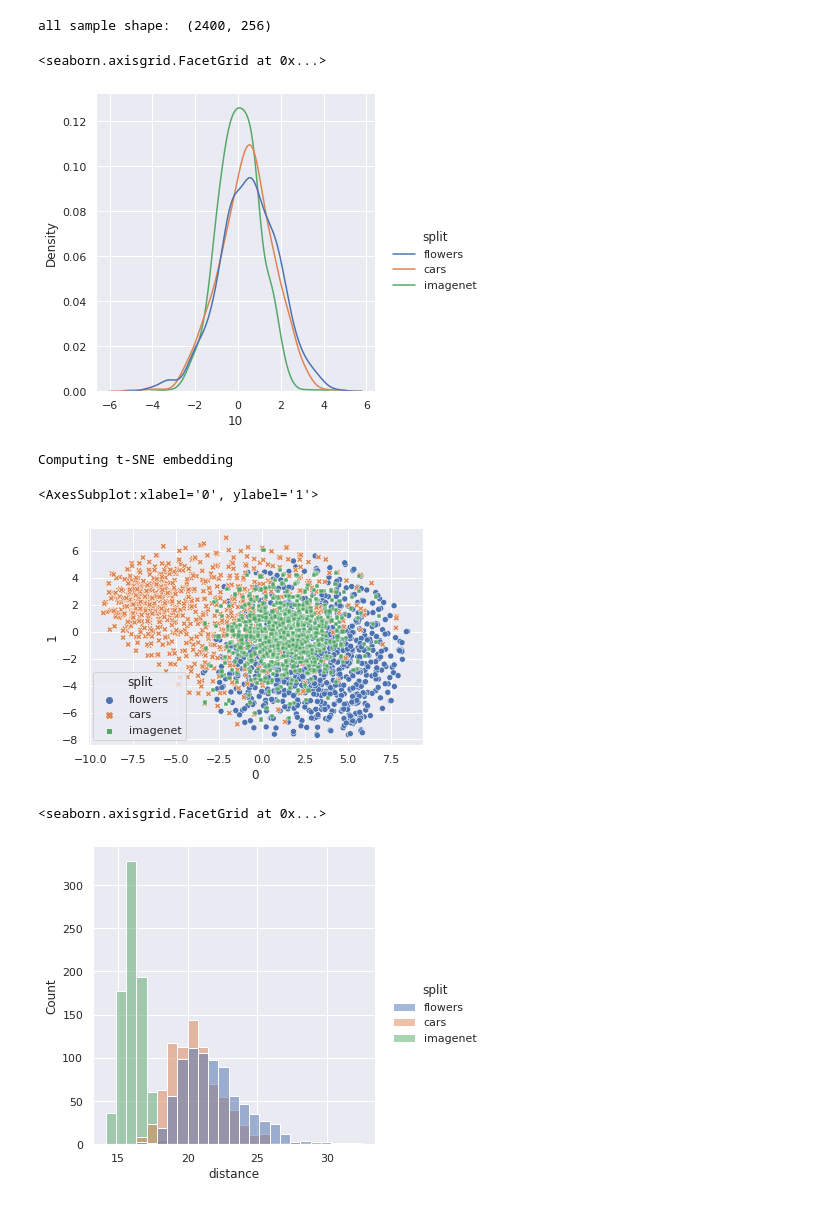
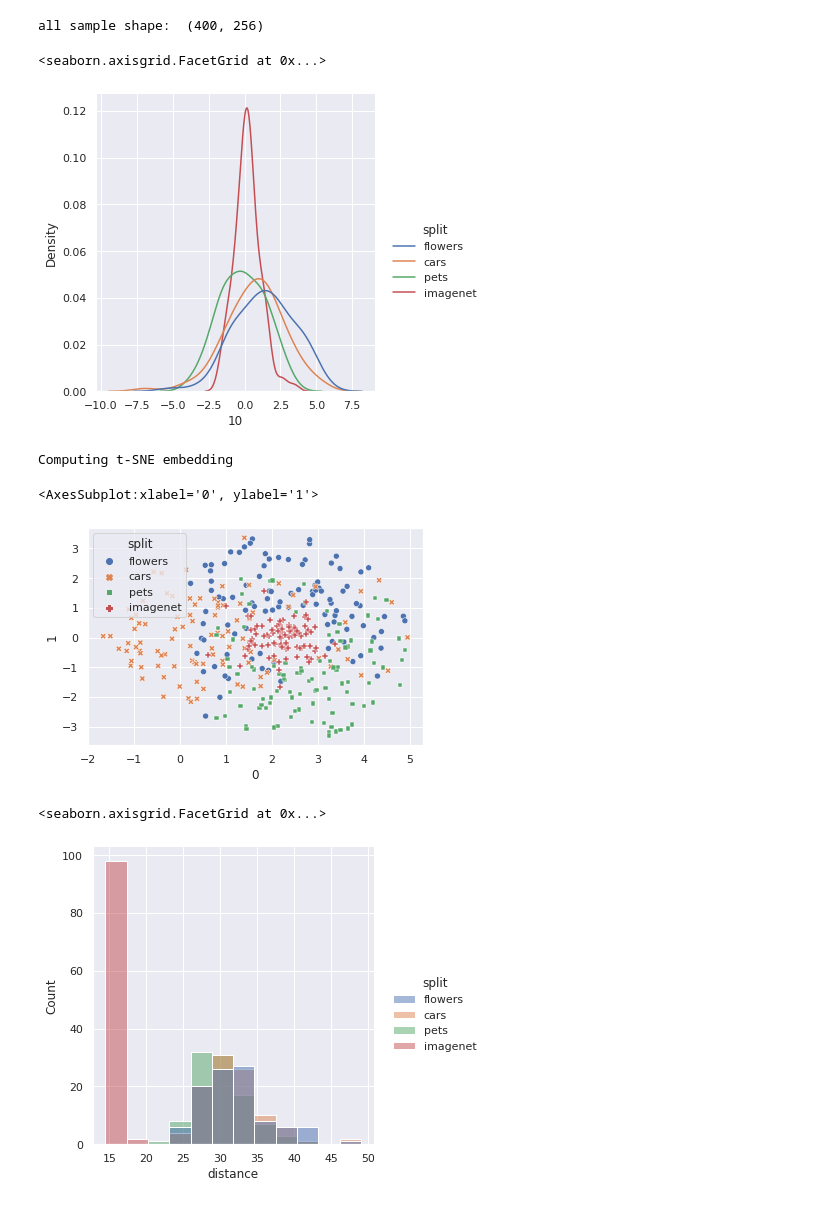
Before and after one commit to zezeze97/Transfer-Pretrained-Gan, a Jupyter notebook: explore_distribution.ipynb, the cells around one changed output. Drawn from its saved outputs; the diff is of its cells as text; code cells hidden in the pictures.

```diff
--- a/explore_distribution.ipynb
+++ b/explore_distribution.ipynb
@@ -23,14 +23,16 @@ def load_latentvecs(latentvec_dir, num):
     np.random.shuffle(latent_vecs)
     return latent_vecs[total_num-num:,:]
 # %%
-flowers_latentvec_dir = 'output/vec2img/flowers_sub1000_256dim_special_init_fix/latentvecs/'
-cars_latentvec_dir = 'output/vec2img/cars_sub1000_256dim_special_init_fix/latentvecs/'
-num = 800
+flowers_latentvec_dir = 'output/vec2img/flowers_256dim_special_init_fix/latentvecs/'
+cars_latentvec_dir = 'output/vec2img/cars_256dim_special_init_fix/latentvecs/'
+pets_latentvec_dir = 'output/vec2img/pets_256dim_special_init_fix/latentvecs/'
+num = 100
 samples_flowers = load_latentvecs(flowers_latentvec_dir, num)
 sample_cars = load_latentvecs(cars_latentvec_dir, num)
+sample_pets = load_latentvecs(pets_latentvec_dir, num)
 zdist = get_zdist('gauss', 256, device='cpu')
 samples_normal = zdist.sample((num,)).numpy()
-all_samples = np.concatenate((samples_flowers, sample_cars, samples_normal),axis=0)
+all_samples = np.concatenate((samples_flowers, sample_cars, sample_pets, samples_normal),axis=0)
 print('all sample shape: ', all_samples.shape)
 
 all_samples_df = pd.DataFrame(all_samples)
@@ -40,16 +42,19 @@ for i in range(num):
     split_value.append('cars')
 
 for i in range(num):
+    split_value.append('pets')
+
+for i in range(num):
     split_value.append('imagenet')
 
 all_samples_df.insert(loc=0, column='split', value=split_value)
 # %% [output]
-all sample shape:  (2400, 256)
+all sample shape:  (400, 256)
 # %%
 sns.displot(data = all_samples_df, x=10, hue="split", kind="kde")
 # %% [output]
 <seaborn.axisgrid.FacetGrid at 0x...>
-[figure, old version]
+[figure, new version]
 # %%
 print('Computing t-SNE embedding')
 # TSEN default: perplexity=30, n_iter=1000
@@ -64,33 +69,36 @@ Computing t-SNE embedding
 sns.scatterplot(data=proj_results_df, x=0, y=1, hue='split', style="split")
 # %% [output]
 <AxesSubplot:xlabel='0', ylabel='1'>
-[figure, old version]
+[figure, new version]
 # %%
 # compute distance to mean
 all_distance = []
 flower_mean = np.mean(samples_flowers,axis=0)
 for i in range(num):
     dist = np.linalg.norm(samples_flowers[i,:] - flower_mean)
     all_distance.append(dist)
 
 car_mean = np.mean(sample_cars,axis=0)
 for i in range(num):
     dist = np.linalg.norm(sample_cars[i,:] - car_mean)
     all_distance.append(dist)
 
-
+pet_mean = np.mean(sample_pets,axis=0)
+for i in range(num):
+    dist = np.linalg.norm(sample_pets[i,:] - pet_mean)
+    all_distance.append(dist)
 
 
 imagenet_mean = np.mean(samples_normal,axis=0)
 for i in range(num):
     dist = np.linalg.norm(samples_normal[i,:] - imagenet_mean)
     all_distance.append(dist)
 
 distance_df = pd.DataFrame()
 distance_df.insert(loc=0, column='distance', value=all_distance)
 distance_df.insert(loc=0, column='split', value=split_value)
 
 sns.displot(data = distance_df, x='distance', hue='split')
 # %% [output]
 <seaborn.axisgrid.FacetGrid at 0x...>
-[figure, old version]
+[figure, new version]
```
Also changed, not shown: 1 other file.
